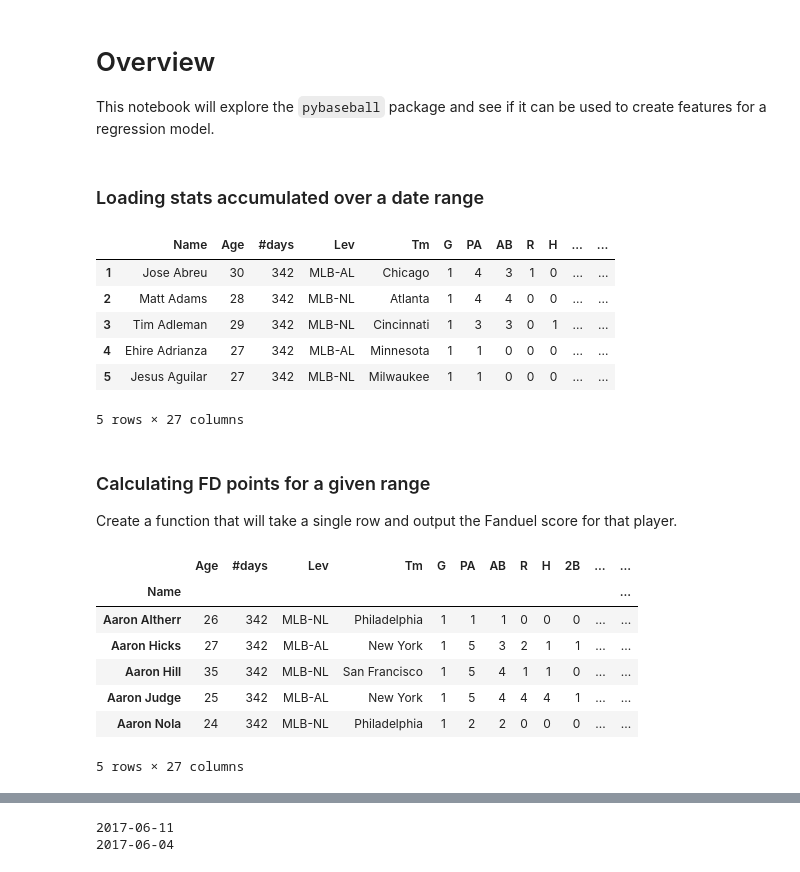
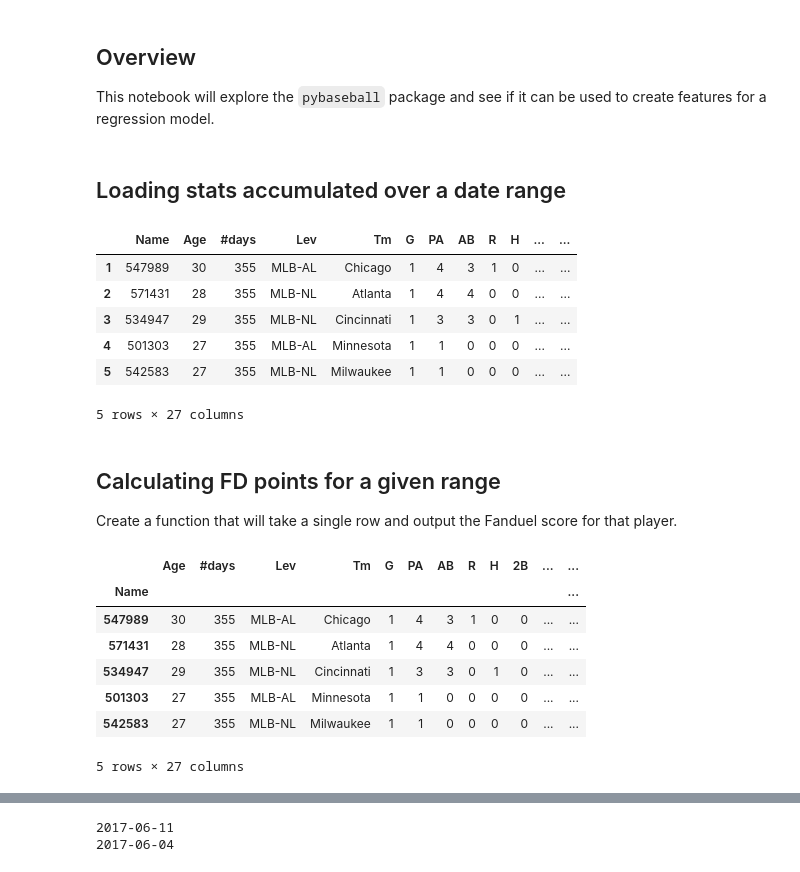
Before and after one commit to mdrews93/FantasyBaseball, a Jupyter notebook: Pybaseball-Exploration.ipynb, the cells around one changed output, grey strips where cells are left out. Cells and saved outputs as stored; diff of their text form; code cells hidden in the pictures.

```diff
--- a/Pybaseball-Exploration.ipynb
+++ b/Pybaseball-Exploration.ipynb
@@ -1,5 +1,5 @@
 # %% [markdown]
-# Overview
+## Overview
 
 This notebook will explore the `pybaseball` package and see if it can be used to create features for a regression model.
 # %%
@@ -10,18 +11,18 @@ from pybaseball import batting_stats_range, pitching_stats
 # %% [markdown]
-### Loading stats accumulated over a date range
+## Loading stats accumulated over a date range
 # %%
-data = batting_stats_range('2017-06-11', '2017-06-11')
+data = batting_stats_range_by_id('2017-06-11', '2017-06-11')
 data.head()
 # %% [output]
 |  | Name | Age | #days | Lev | Tm | G | PA | AB | R | H | ... | ... |
-| 1 | Jose Abreu | 30 | 342 | MLB-AL | Chicago | 1 | 4 | 3 | 1 | 0 | ... | ... |
-| 2 | Matt Adams | 28 | 342 | MLB-NL | Atlanta | 1 | 4 | 4 | 0 | 0 | ... | ... |
-| 3 | Tim Adleman | 29 | 342 | MLB-NL | Cincinnati | 1 | 3 | 3 | 0 | 1 | ... | ... |
-| 4 | Ehire Adrianza | 27 | 342 | MLB-AL | Minnesota | 1 | 1 | 0 | 0 | 0 | ... | ... |
-| 5 | Jesus Aguilar | 27 | 342 | MLB-NL | Milwaukee | 1 | 1 | 0 | 0 | 0 | ... | ... |
+| 1 | 547989 | 30 | 355 | MLB-AL | Chicago | 1 | 4 | 3 | 1 | 0 | ... | ... |
+| 2 | 571431 | 28 | 355 | MLB-NL | Atlanta | 1 | 4 | 4 | 0 | 0 | ... | ... |
+| 3 | 534947 | 29 | 355 | MLB-NL | Cincinnati | 1 | 3 | 3 | 0 | 1 | ... | ... |
+| 4 | 501303 | 27 | 355 | MLB-AL | Minnesota | 1 | 1 | 0 | 0 | 0 | ... | ... |
+| 5 | 542583 | 27 | 355 | MLB-NL | Milwaukee | 1 | 1 | 0 | 0 | 0 | ... | ... |
 5 rows × 27 columns
 # %% [markdown]
-### Calculating FD points for a given range
+## Calculating FD points for a given range
 
 Create a function that will take a single row and output the Fanduel score for that player.
 # %%
@@ -36,11 +37,11 @@ data.set_index("Name").join(get_fantasy_points(data).set_index("Name")).head()
 # %% [output]
 |  | Age | #days | Lev | Tm | G | PA | AB | R | H | 2B | ... | ... |
 | Name |  |  |  |  |  |  |  |  |  |  |  | ... |
-| Aaron Altherr | 26 | 342 | MLB-NL | Philadelphia | 1 | 1 | 1 | 0 | 0 | 0 | ... | ... |
-| Aaron Hicks | 27 | 342 | MLB-AL | New York | 1 | 5 | 3 | 2 | 1 | 1 | ... | ... |
-| Aaron Hill | 35 | 342 | MLB-NL | San Francisco | 1 | 5 | 4 | 1 | 1 | 0 | ... | ... |
-| Aaron Judge | 25 | 342 | MLB-AL | New York | 1 | 5 | 4 | 4 | 4 | 1 | ... | ... |
-| Aaron Nola | 24 | 342 | MLB-NL | Philadelphia | 1 | 2 | 2 | 0 | 0 | 0 | ... | ... |
+| 547989 | 30 | 355 | MLB-AL | Chicago | 1 | 4 | 3 | 1 | 0 | 0 | ... | ... |
+| 571431 | 28 | 355 | MLB-NL | Atlanta | 1 | 4 | 4 | 0 | 0 | 0 | ... | ... |
+| 534947 | 29 | 355 | MLB-NL | Cincinnati | 1 | 3 | 3 | 0 | 1 | 0 | ... | ... |
+| 501303 | 27 | 355 | MLB-AL | Minnesota | 1 | 1 | 0 | 0 | 0 | 0 | ... | ... |
+| 542583 | 27 | 355 | MLB-NL | Milwaukee | 1 | 1 | 0 | 0 | 0 | 0 | ... | ... |
 5 rows × 27 columns
 # %% [markdown]
 ### Easily getting stats within a range
```
Also changed, not shown: parts of 33 cells of this notebook, 3 other files.
